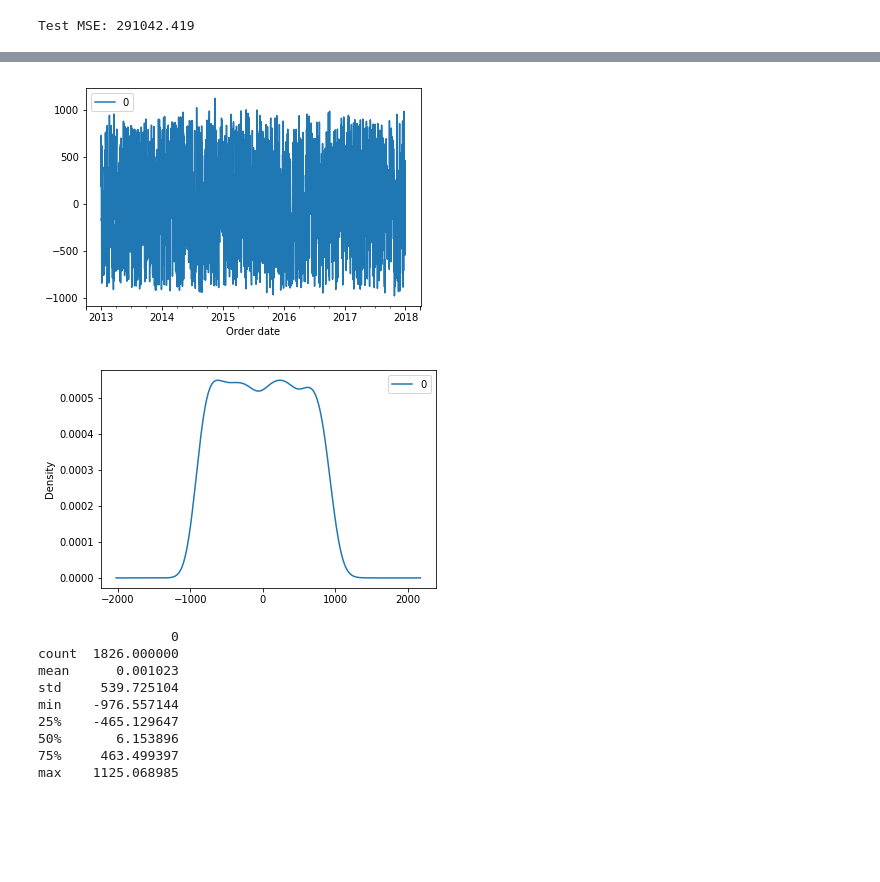
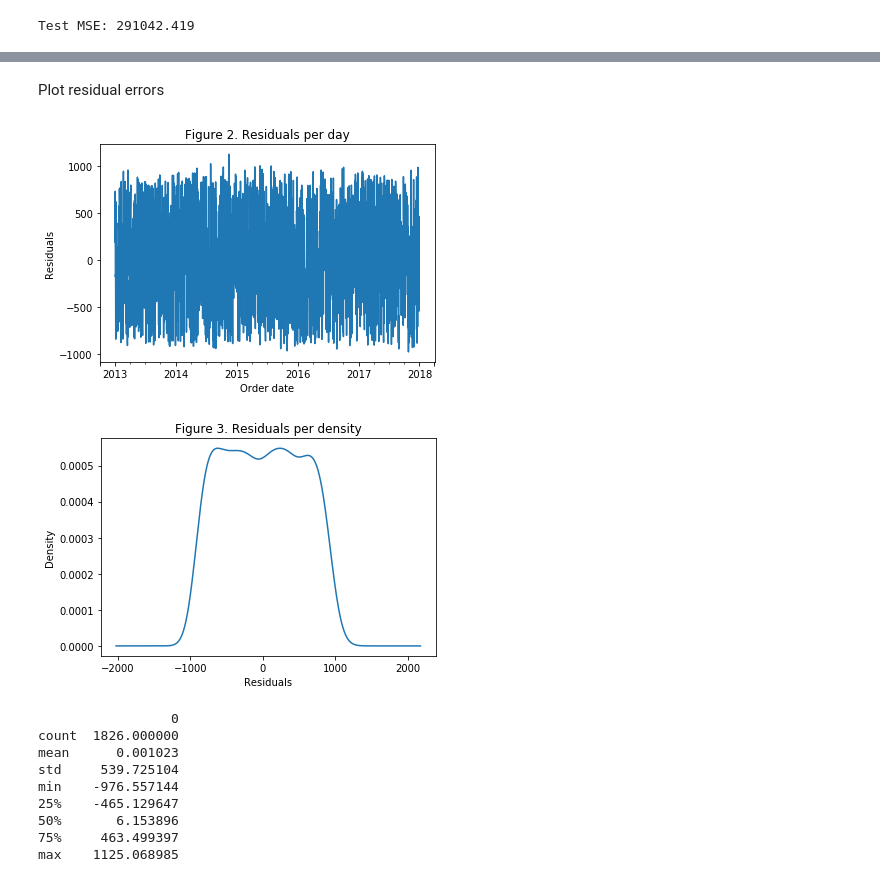
Before and after one commit to ivangermanov/data_science_project, a Jupyter notebook: Models/Forecasting demand.ipynb, the cells around one changed output, grey strips where cells are left out. Drawn from its saved outputs; the diff is of its cells as text; code cells hidden in the pictures; blank space fills up the shorter version.

```diff
--- a/Models/Forecasting demand.ipynb
+++ b/Models/Forecasting demand.ipynb
@@ -84,7 +96,7 @@ df_furniture.head(10)
 # %%
 from statsmodels.tsa.arima_model import ARIMA
 # %%
-model = ARIMA(df_furniture['Count'], order=(5,0,0))
+model = ARIMA(df_furniture['Count'], order=(5,0,0), freq="D")
 results = model.fit(disp=0)
 # %%
 forecast = results.predict(start = '01/01/2013', end = '01/01/2019')
@@ -126,14 +124,21 @@ AR.5            2.5198           -0.0000j            2.5198           -0.0000
+# %% [markdown]
+Plot residual errors
 # %%
-# plot residual errors
 residuals = pd.DataFrame(results.resid)
 residuals.plot()
+plt.ylabel('Residuals')
+plt.legend().remove()
+plt.title("Figure 2. Residuals per day")
 plt.show()
-residuals.plot(kind='kde')
+residuals.plot(kind='kde', label="Residuals")
+plt.xlabel('Residuals')
+plt.legend().remove()
+plt.title("Figure 3. Residuals per density")
 plt.show()
 print(residuals.describe())
 # %% [output]
-[figure, old version]
+[figure, new version]
-[figure, old version]
+[figure, new version]
                  0
 count  1826.000000
 mean      0.001023
```
Also changed, not shown: parts of 10 cells of this notebook.
